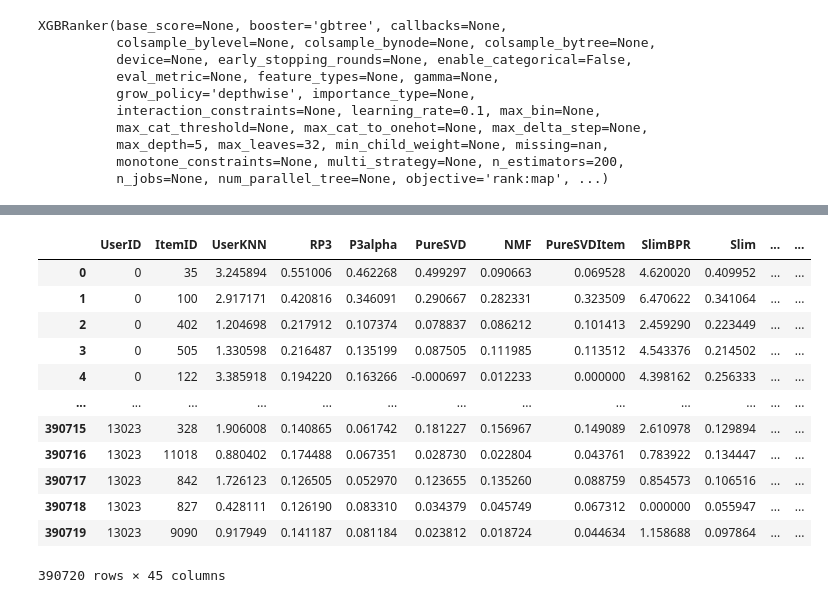
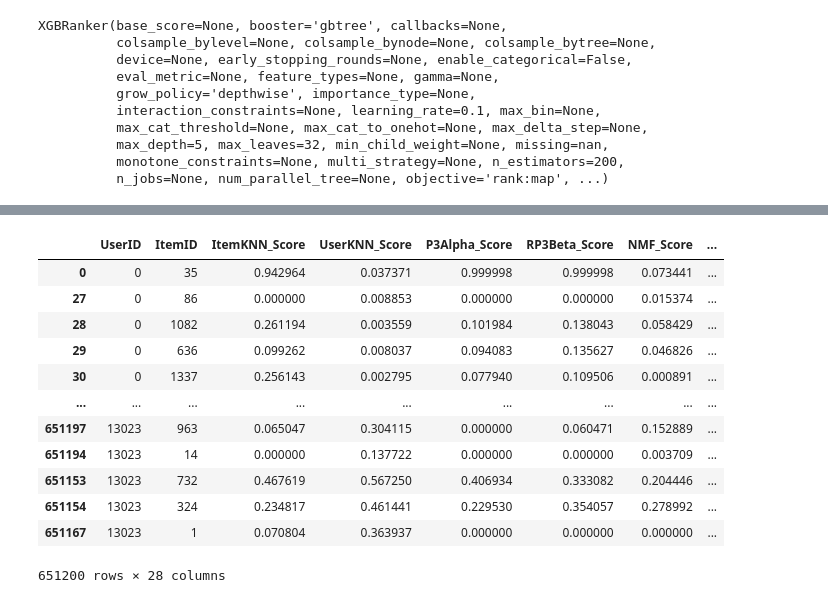
Before and after one commit to CarloSgaravatti/Recsys_Challenge_2023, a Jupyter notebook: challenge_notebooks/xgboost.ipynb, the cells around one changed output, grey strips where cells are left out. Saved outputs shown, nothing was run; the diff lists cells and outputs as text; code cells hidden in the pictures.

```diff
--- a/challenge_notebooks/xgboost.ipynb
+++ b/challenge_notebooks/xgboost.ipynb
@@ -639,36 +767,46 @@ ItemKNNSimilarityHybridRecommender: URM Detected 247 ( 1.1%) items with no inter
 # %%
-cutoff = 30
+cutoff = 50
 n_users, n_items = URM_train_complete.shape
 
 validation_dataframe = pd.DataFrame(index=range(0, n_users), columns = ["ItemID"])
 validation_dataframe.index.name='UserID'
 
 for user_id in tqdm.tqdm_notebook(range(n_users)):
-    recommendations = hybrid_similarity.recommend(user_id, cutoff = cutoff)
+    recommendations = recommender_slim_recall.recommend(user_id, cutoff = cutoff)
     validation_dataframe.loc[user_id, "ItemID"] = recommendations
 
 validation_dataframe = validation_dataframe.explode("ItemID")
 
-for user_id in tqdm.tqdm_notebook(range(n_users)):
-    item_list = validation_dataframe.loc[user_id, "ItemID"].values.tolist()
+for label, recommender in tqdm.auto.tqdm(recommender_object_dict.items()):
+    scores = recommender._compute_item_score(np.arange(n_users))
+    linf_scores = scores / (LA.norm(scores, np.inf, axis=1, keepdims=True) + 1e-6)
 
-    validation_dataframe.loc[user_id, 'UserKNN'] = recommender_user._compute_item_score([user_id], items_to_compute = item_list)[0, item_list]
-    validation_dataframe.loc[user_id, 'RP3'] = recommender_rp3._compute_item_score([user_id], items_to_compute = item_list)[0, item_list]
-    validation_dataframe.loc[user_id, 'P3alpha'] = recommender_p3a._compute_item_score([user_id], items_to_compute = item_list)[0, item_list]
-    validation_dataframe.loc[user_id, 'PureSVD'] = recommender_pure_svd._compute_item_score([user_id], items_to_compute = item_list)[0, item_list]
-    validation_dataframe.loc[user_id, 'NMF'] = recommender_nmf._compute_item_score([user_id], items_to_compute = item_list)[0, item_list]
-    validation_dataframe.loc[user_id, 'PureSVDItem'] = recommender_pure_svd_item._compute_item_score([user_id], items_to_compute = item_list)[0, item_list]
-    validation_dataframe.loc[user_id, 'SlimBPR'] = recommender_slim_bpr._compute_item_score([user_id], items_to_compute = item_list)[0, item_list]
-    validation_dataframe.loc[user_id, 'Slim'] = recommender_slim._compute_item_score([user_id], items_to_compute = item_list)[0, item_list]
-    validation_dataframe.loc[user_id, 'EaseR'] = recommender_ease_r._compute_item_score([user_id], items_to_compute = item_list)[0, item_list]
-    # validation_dataframe.loc[user_id, 'IALS'] = recommender_ials._compute_item_score([user_id], items_to_compute = item_list)[0, item_list]
+    for user_id in tqdm.auto.tqdm(range(n_users)):
+        item_list = validation_dataframe.loc[user_id, "ItemID"].values.tolist()
+        linf_scores[user_id, :] = recommender._remove_seen_on_scores(user_id, linf_scores[user_id, :])
+        validation_dataframe.loc[user_id, f"{label}_Score"] = linf_scores[user_id, item_list]
+
+#         rank = np.argsort(linf_scores[user_id, :])[::-1]
+#         positions = np.arange(n_items)[rank]
+#         validation_dataframe.loc[user_id, f"{label}_RankPosition"] = positions[item_list]
+
+#         recommendations = pd.Series(rank[:10]).to_frame(name='ItemID')
+#         tmp = pd.merge(validation_dataframe.loc[user_id, 'ItemID'].to_frame(name='ItemID'), recommendations, on='ItemID', how='left', indicator='Exist')
+#         tmp["Recommended"] = tmp["Exist"] == "both"
+#         validation_dataframe.loc[user_id, f"{label}_Recommended"] = tmp["Recommended"].values
+
+    del scores, linf_scores #, rank, positions, tmp
+    gc.collect()
 
 validation_dataframe = validation_dataframe.reset_index()
 validation_dataframe = validation_dataframe.rename(columns = {"index": "UserID"})
 
 item_popularity = np.ediff1d(sps.csc_matrix(URM_train_complete).indptr)
+item_popularity = item_popularity / np.max(item_popularity)
 validation_dataframe['item_popularity'] = item_popularity[validation_dataframe["ItemID"].values.astype(int)]
+
 user_popularity = np.ediff1d(sps.csr_matrix(URM_train_complete).indptr)
+user_popularity = user_popularity / np.max(user_popularity)
 validation_dataframe['user_profile_len'] = user_popularity[validation_dataframe["UserID"].values.astype(int)]
 validation_dataframe
 # %% [output]
@@ -692,28 +828,31 @@ Please use `tqdm.notebook.tqdm` instead of `tqdm.tqdm_notebook`
 # %%
 mainstream_user = URM_train_complete.dot(item_popularity) / np.where(user_popularity == 0, 1, user_popularity)
 validation_dataframe['mainstream_user'] = mainstream_user[validation_dataframe["UserID"].values.astype(int)]
 
 mainstream_item = URM_train_complete.T.dot(user_popularity) / np.where(item_popularity == 0, 1, item_popularity)
 validation_dataframe['mainstream_item'] = mainstream_item[validation_dataframe["ItemID"].values.astype(int)]
 
-user_factors_df = pd.DataFrame(user_factors_train, columns=[f'factor_{i}' for i in range(user_factors_train.shape[1])])
+user_factors_df = pd.DataFrame(user_factors_train[:, :5], columns=[f'user_factor_{i}' for i in range(user_factors_train[:, :5].shape[1])])
+item_factors_df = pd.DataFrame(item_factors_train[:, :5], columns=[f'item_factor_{i}' for i in range(item_factors_train[:, :5].shape[1])])
+validation_dataframe = validation_dataframe.merge(item_factors_df, left_on='ItemID', right_index=True)
+validation_dataframe = validation_dataframe.merge(user_factors_df, left_on='UserID', right_index=True)
+validation_dataframe = validation_dataframe.sort_values(by='UserID')
 
-validation_dataframe = validation_dataframe.merge(user_factors_df, left_on='UserID', right_index=True)
 validation_dataframe
 # %% [output]
-|  | UserID | ItemID | UserKNN | RP3 | P3alpha | PureSVD | NMF | PureSVDItem | SlimBPR | Slim | ... | ... |
-| 0 | 0 | 35 | 3.245894 | 0.551006 | 0.462268 | 0.499297 | 0.090663 | 0.069528 | 4.620020 | 0.409952 | ... | ... |
-| 1 | 0 | 100 | 2.917171 | 0.420816 | 0.346091 | 0.290667 | 0.282331 | 0.323509 | 6.470622 | 0.341064 | ... | ... |
-| 2 | 0 | 402 | 1.204698 | 0.217912 | 0.107374 | 0.078837 | 0.086212 | 0.101413 | 2.459290 | 0.223449 | ... | ... |
-| 3 | 0 | 505 | 1.330598 | 0.216487 | 0.135199 | 0.087505 | 0.111985 | 0.113512 | 4.543376 | 0.214502 | ... | ... |
-| 4 | 0 | 122 | 3.385918 | 0.194220 | 0.163266 | -0.000697 | 0.012233 | 0.000000 | 4.398162 | 0.256333 | ... | ... |
-| ... | ... | ... | ... | ... | ... | ... | ... | ... | ... | ... | ... | ... |
-| 390715 | 13023 | 328 | 1.906008 | 0.140865 | 0.061742 | 0.181227 | 0.156967 | 0.149089 | 2.610978 | 0.129894 | ... | ... |
-| 390716 | 13023 | 11018 | 0.880402 | 0.174488 | 0.067351 | 0.028730 | 0.022804 | 0.043761 | 0.783922 | 0.134447 | ... | ... |
-| 390717 | 13023 | 842 | 1.726123 | 0.126505 | 0.052970 | 0.123655 | 0.135260 | 0.088759 | 0.854573 | 0.106516 | ... | ... |
-| 390718 | 13023 | 827 | 0.428111 | 0.126190 | 0.083310 | 0.034379 | 0.045749 | 0.067312 | 0.000000 | 0.055947 | ... | ... |
-| 390719 | 13023 | 9090 | 0.917949 | 0.141187 | 0.081184 | 0.023812 | 0.018724 | 0.044634 | 1.158688 | 0.097864 | ... | ... |
+|  | UserID | ItemID | ItemKNN_Score | UserKNN_Score | P3Alpha_Score | RP3Beta_Score | NMF_Score | ... |
+| 0 | 0 | 35 | 0.942964 | 0.037371 | 0.999998 | 0.999998 | 0.073441 | ... |
+| 27 | 0 | 86 | 0.000000 | 0.008853 | 0.000000 | 0.000000 | 0.015374 | ... |
+| 28 | 0 | 1082 | 0.261194 | 0.003559 | 0.101984 | 0.138043 | 0.058429 | ... |
+| 29 | 0 | 636 | 0.099262 | 0.008037 | 0.094083 | 0.135627 | 0.046826 | ... |
+| 30 | 0 | 1337 | 0.256143 | 0.002795 | 0.077940 | 0.109506 | 0.000891 | ... |
+| ... | ... | ... | ... | ... | ... | ... | ... | ... |
+| 651197 | 13023 | 963 | 0.065047 | 0.304115 | 0.000000 | 0.060471 | 0.152889 | ... |
+| 651194 | 13023 | 14 | 0.000000 | 0.137722 | 0.000000 | 0.000000 | 0.003709 | ... |
+| 651153 | 13023 | 732 | 0.467619 | 0.567250 | 0.406934 | 0.333082 | 0.204446 | ... |
+| 651154 | 13023 | 324 | 0.234817 | 0.461441 | 0.229530 | 0.354057 | 0.278992 | ... |
+| 651167 | 13023 | 1 | 0.070804 | 0.363937 | 0.000000 | 0.000000 | 0.000000 | ... |
-390720 rows × 45 columns
+651200 rows × 28 columns
 # %%
 # validation_dataframe["UserID"] = validation_dataframe["UserID"].astype("category")
 # validation_dataframe["ItemID"] = validation_dataframe["ItemID"].astype("category")
```
Also changed, not shown: parts of 45 cells of this notebook.
